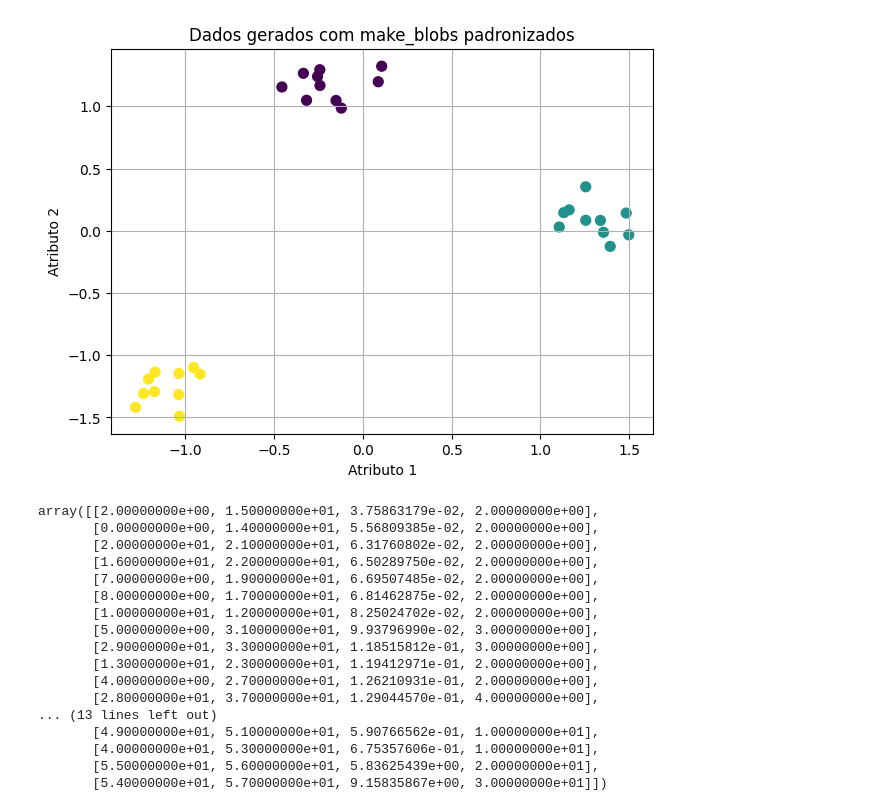
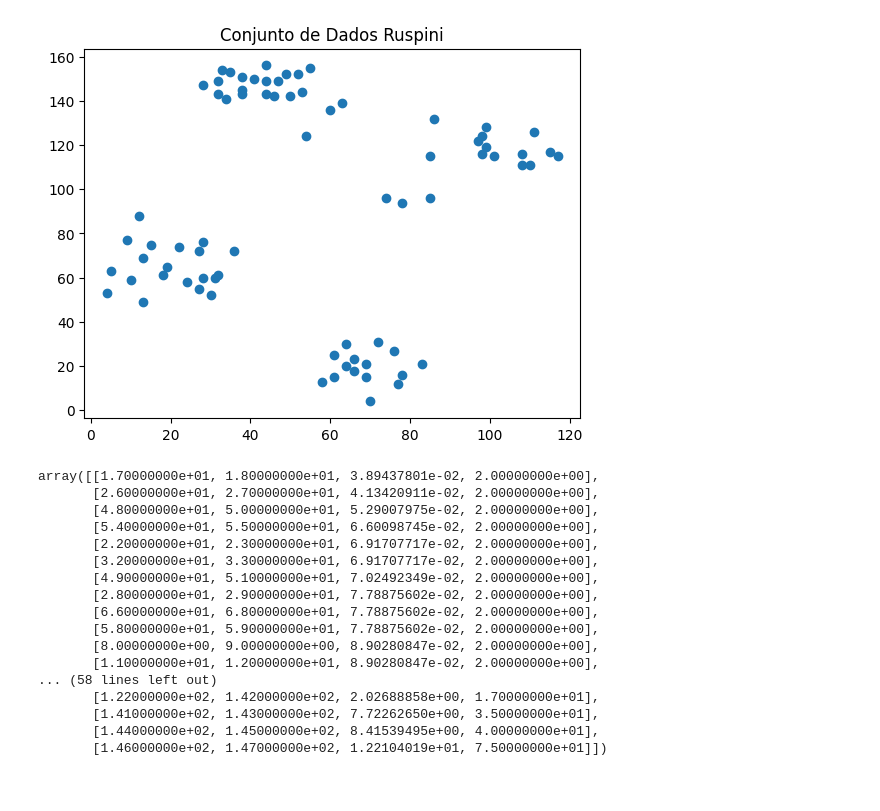
Before and after one commit to Gladistony/inteligencia-artificial-2026.1, a Jupyter notebook: Pratica 06/aula_pratica_agrupamento_com_dendrograma.ipynb, the cells around one changed output. Cells and saved outputs as stored; diff of their text form; code cells hidden in the pictures.

```diff
--- a/Pratica 06/aula_pratica_agrupamento_com_dendrograma.ipynb
+++ b/Pratica 06/aula_pratica_agrupamento_com_dendrograma.ipynb
@@ -34,38 +11,39 @@ X_scaled = scaler.fit_transform(X)
-# %%
-# Mostrando os dados padronizados no gráfico
-plt.figure(figsize=(7, 5))
-plt.scatter(X_scaled[:, 0], X_scaled[:, 1], c=y, s=50)
-
-plt.title("Dados gerados com make_blobs padronizados")
-plt.xlabel("Atributo 1")
-plt.ylabel("Atributo 2")
-plt.grid(True)
-plt.show()
-# %% [output]
-[figure, removed]
+# %%
+df = pd.read_csv('ruspini.csv')
+
+X = df[['x', 'y']].values
+
+scaler = StandardScaler()
+X_scaled = scaler.fit_transform(X)
+
+plt.scatter(X[:, 0], X[:, 1])
+plt.title("Conjunto de Dados Ruspini")
+plt.show()
+# %% [output]
+[figure, added]
 # %%
 # 3. Gerando a matriz de ligação
 # Métodos comuns: 'ward', 'complete', 'average', 'single'
 linked = linkage(X_scaled, method='ward')
 linked
 # %% [output]
-array([[2.00000000e+00, 1.50000000e+01, 3.75863179e-02, 2.00000000e+00],
-       [0.00000000e+00, 1.40000000e+01, 5.56809385e-02, 2.00000000e+00],
-       [2.00000000e+01, 2.10000000e+01, 6.31760802e-02, 2.00000000e+00],
-       [1.60000000e+01, 2.20000000e+01, 6.50289750e-02, 2.00000000e+00],
-       [7.00000000e+00, 1.90000000e+01, 6.69507485e-02, 2.00000000e+00],
-       [8.00000000e+00, 1.70000000e+01, 6.81462875e-02, 2.00000000e+00],
-       [1.00000000e+01, 1.20000000e+01, 8.25024702e-02, 2.00000000e+00],
-       [5.00000000e+00, 3.10000000e+01, 9.93796990e-02, 3.00000000e+00],
-       [2.90000000e+01, 3.30000000e+01, 1.18515812e-01, 3.00000000e+00],
-       [1.30000000e+01, 2.30000000e+01, 1.19412971e-01, 2.00000000e+00],
-       [4.00000000e+00, 2.70000000e+01, 1.26210931e-01, 2.00000000e+00],
-       [2.80000000e+01, 3.70000000e+01, 1.29044570e-01, 4.00000000e+00],
-... (13 lines left out)
-       [4.90000000e+01, 5.10000000e+01, 5.90766562e-01, 1.00000000e+01],
-       [4.00000000e+01, 5.30000000e+01, 6.75357606e-01, 1.00000000e+01],
-       [5.50000000e+01, 5.60000000e+01, 5.83625439e+00, 2.00000000e+01],
-       [5.40000000e+01, 5.70000000e+01, 9.15835867e+00, 3.00000000e+01]])
+array([[1.70000000e+01, 1.80000000e+01, 3.89437801e-02, 2.00000000e+00],
+       [2.60000000e+01, 2.70000000e+01, 4.13420911e-02, 2.00000000e+00],
+       [4.80000000e+01, 5.00000000e+01, 5.29007975e-02, 2.00000000e+00],
+       [5.40000000e+01, 5.50000000e+01, 6.60098745e-02, 2.00000000e+00],
+       [2.20000000e+01, 2.30000000e+01, 6.91707717e-02, 2.00000000e+00],
+       [3.20000000e+01, 3.30000000e+01, 6.91707717e-02, 2.00000000e+00],
+       [4.90000000e+01, 5.10000000e+01, 7.02492349e-02, 2.00000000e+00],
+       [2.80000000e+01, 2.90000000e+01, 7.78875602e-02, 2.00000000e+00],
+       [6.60000000e+01, 6.80000000e+01, 7.78875602e-02, 2.00000000e+00],
+       [5.80000000e+01, 5.90000000e+01, 7.78875602e-02, 2.00000000e+00],
+       [8.00000000e+00, 9.00000000e+00, 8.90280847e-02, 2.00000000e+00],
+       [1.10000000e+01, 1.20000000e+01, 8.90280847e-02, 2.00000000e+00],
+... (58 lines left out)
+       [1.22000000e+02, 1.42000000e+02, 2.02688858e+00, 1.70000000e+01],
+       [1.41000000e+02, 1.43000000e+02, 7.72262650e+00, 3.50000000e+01],
+       [1.44000000e+02, 1.45000000e+02, 8.41539495e+00, 4.00000000e+01],
+       [1.46000000e+02, 1.47000000e+02, 1.22104019e+01, 7.50000000e+01]])
 # %%
 # 4. Plotando o dendrograma
 plt.figure(figsize=(10, 6))
```
Also changed, not shown: parts of 7 cells of this notebook, 3 other files.
